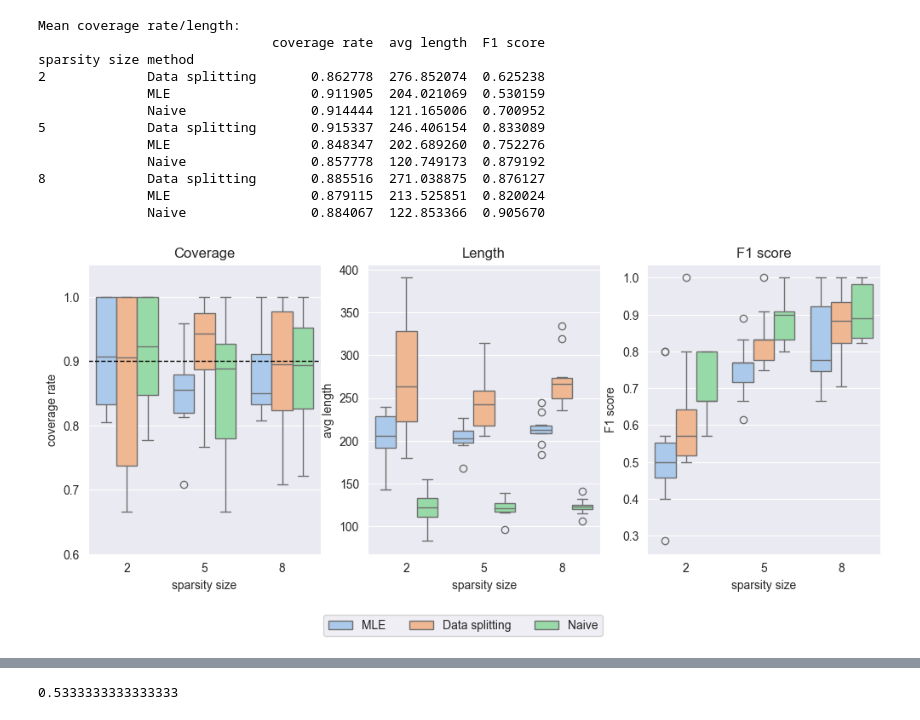
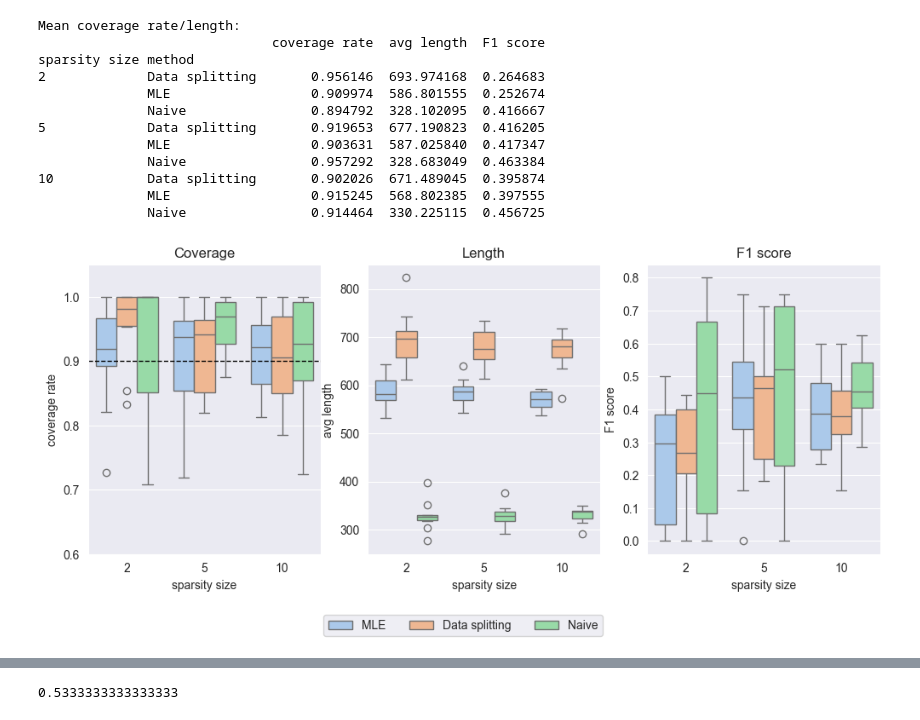
Before and after one commit to yiling-h/SI-Interaction, a Jupyter notebook: selectinf/Simulation/plotting.ipynb, the cells around one changed output, grey strips where cells are left out. Drawn from its saved outputs; the diff is of its cells as text; code cells hidden in the pictures.

```diff
--- a/selectinf/Simulation/plotting.ipynb
+++ b/selectinf/Simulation/plotting.ipynb
@@ -4,7 +4,7 @@ import numpy as np
 import seaborn as sns
 import matplotlib.pyplot as plt
 # %%
-def plotting(path='cubicspline_vary_sparsity0_10.csv'):
+def plotting(path='cubicspline_vary_sparsity0_0_3_3_0_20.csv'):
     oper_char_df = pd.read_csv(path)
     # sns.histplot(oper_char_df["sparsity size"])
     # plt.show()
@@ -57,21 +57,21 @@ def plotting(path='cubicspline_vary_sparsity0_10.csv'):
 
     plt.show()
 # %%
-plotting()
+plotting('cubicspline_vary_sparsity0_0_3_5_0_10.csv')
 # %% [output]
 Mean coverage rate/length:
                               coverage rate  avg length  F1 score
 sparsity size method
-2             Data splitting       0.862778  276.852074  0.625238
-              MLE                  0.911905  204.021069  0.530159
-              Naive                0.914444  121.165006  0.700952
-5             Data splitting       0.915337  246.406154  0.833089
-              MLE                  0.848347  202.689260  0.752276
-              Naive                0.857778  120.749173  0.879192
-8             Data splitting       0.885516  271.038875  0.876127
-              MLE                  0.879115  213.525851  0.820024
-              Naive                0.884067  122.853366  0.905670
+2             Data splitting       0.956146  693.974168  0.264683
+              MLE                  0.909974  586.801555  0.252674
+              Naive                0.894792  328.102095  0.416667
+5             Data splitting       0.919653  677.190823  0.416205
+              MLE                  0.903631  587.025840  0.417347
+              Naive                0.957292  328.683049  0.463384
+10            Data splitting       0.902026  671.489045  0.395874
+              MLE                  0.915245  568.802385  0.397555
+              Naive                0.914464  330.225115  0.456725
-[figure, old version]
+[figure, new version]
 # %%
 def CI_to_oper_char(CI_path, oper_char_path, iter_num,
                     methods=['MLE', 'Data splitting', 'Naive']):
```
Also changed, not shown: 16 other files.
